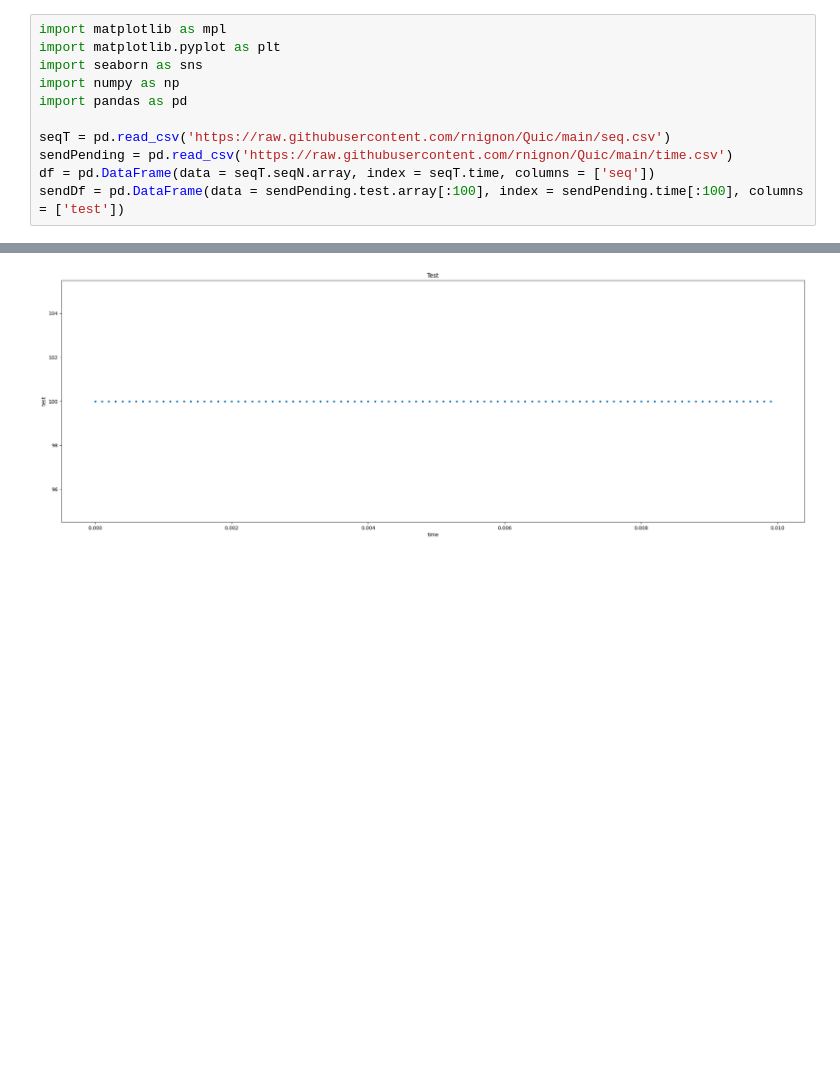
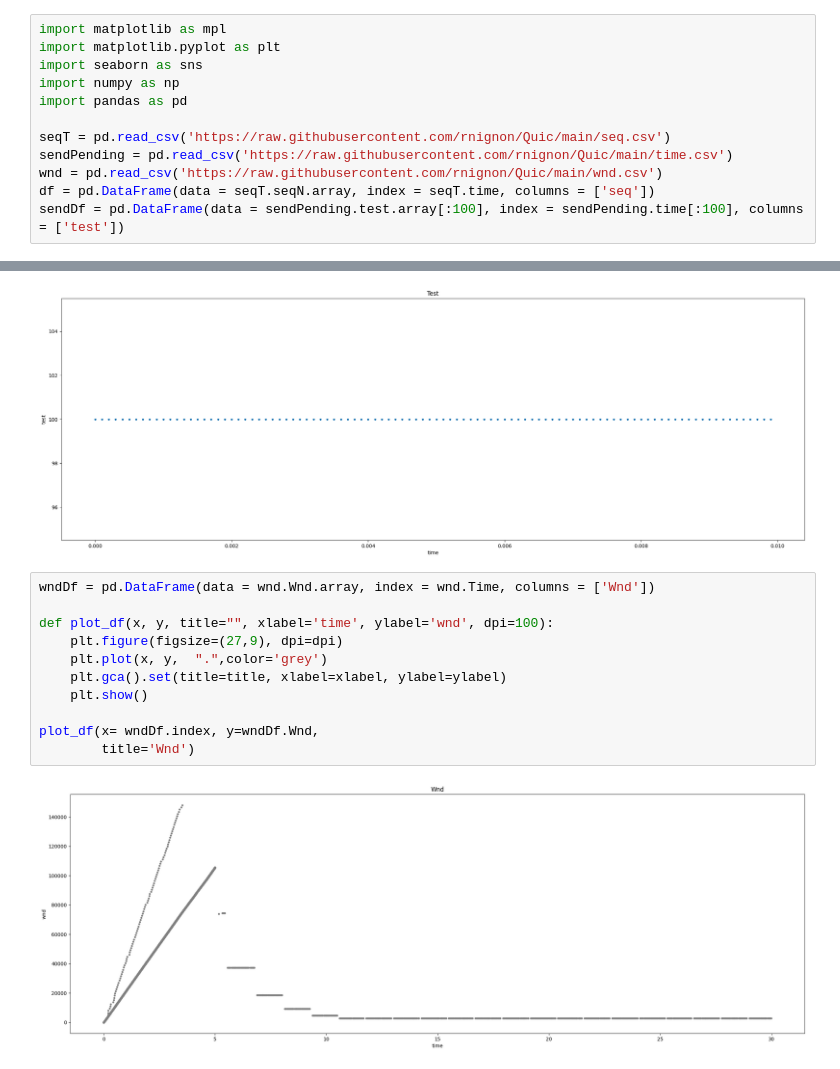
Before and after one commit to rnignon/Quic, a Jupyter notebook: graph.ipynb, the cells around one changed output, grey strips where cells are left out. Cells and saved outputs as stored; diff of their text form; blank space fills up the shorter version.

```diff
--- a/graph.ipynb
+++ b/graph.ipynb
@@ -9,6 +9,7 @@ import pandas as pd
 
 seqT = pd.read_csv('https://raw.githubusercontent.com/rnignon/Quic/main/seq.csv')
 sendPending = pd.read_csv('https://raw.githubusercontent.com/rnignon/Quic/main/time.csv')
+wnd = pd.read_csv('https://raw.githubusercontent.com/rnignon/Quic/main/wnd.csv')
 df = pd.DataFrame(data = seqT.seqN.array, index = seqT.time, columns = ['seq'])
 sendDf = pd.DataFrame(data = sendPending.test.array[:100], index = sendPending.time[:100], columns = ['test'])
 # %%
@@ -33,3 +34,16 @@ plot_df(x=sendDf.index, y=sendDf.test,
         title='Test')
 # %% [output]
 [figure]
+# %%
+wndDf = pd.DataFrame(data = wnd.Wnd.array, index = wnd.Time, columns = ['Wnd'])
+
+def plot_df(x, y, title="", xlabel='time', ylabel='wnd', dpi=100):
+    plt.figure(figsize=(27,9), dpi=dpi)
+    plt.plot(x, y,  ".",color='grey')
+    plt.gca().set(title=title, xlabel=xlabel, ylabel=ylabel)
+    plt.show()
+
+plot_df(x= wndDf.index, y=wndDf.Wnd,
+        title='Wnd')
+# %% [output]
+[figure, added]
```
Also changed, not shown: parts of 2 cells of this notebook.
